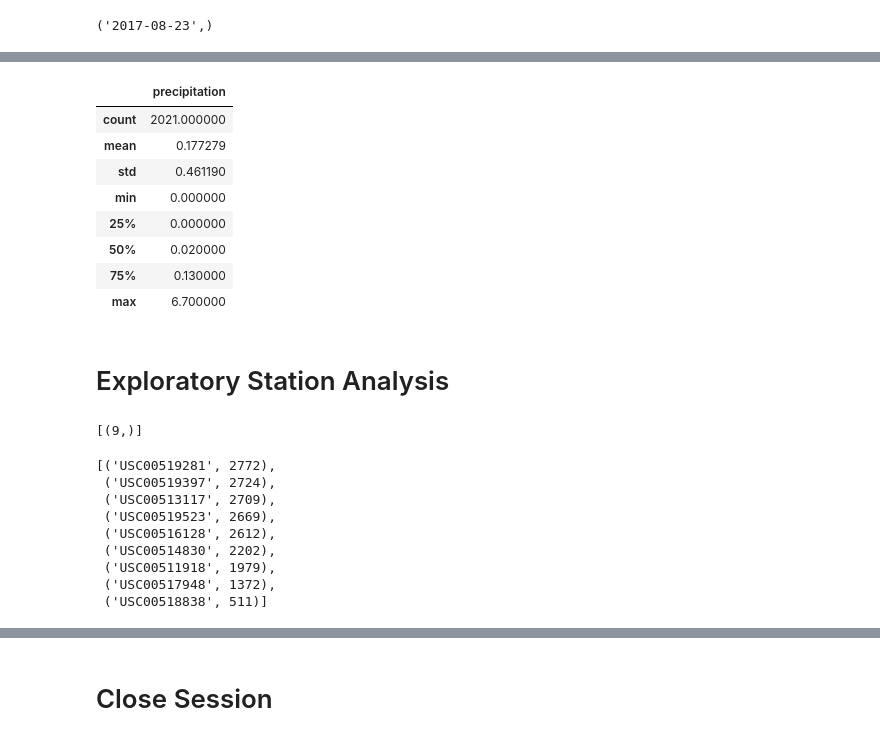
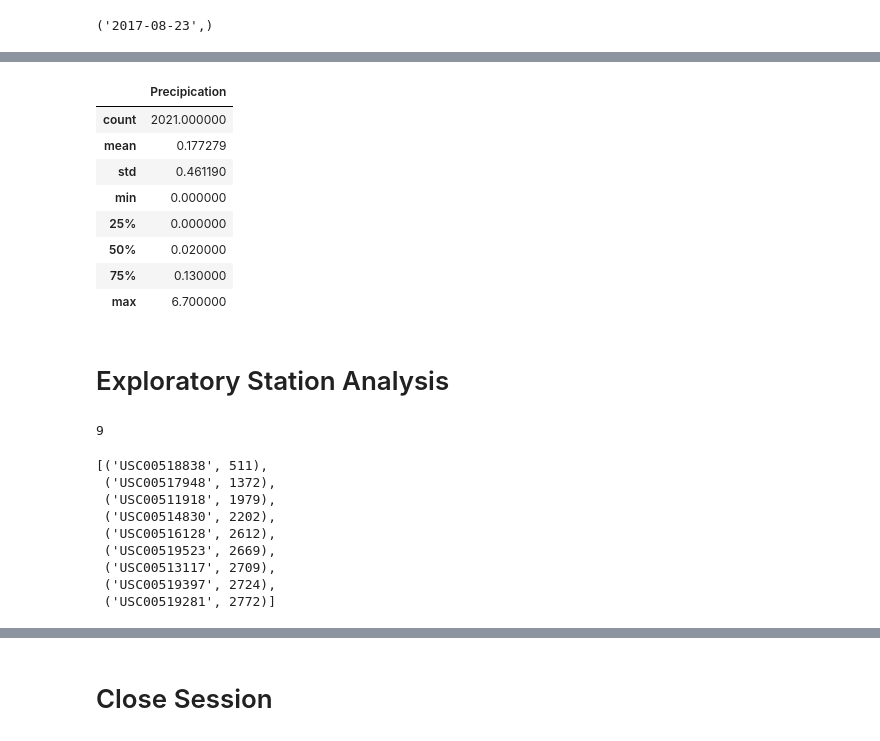
Before and after one commit to EmG3214/sqlalchemy-challenge, a Jupyter notebook: SurfsUp/climate_maincode.ipynb, the cells around one changed output, grey strips where cells are left out. Cells and saved outputs as stored; diff of their text form; code cells hidden in the pictures.

```diff
--- a/SurfsUp/climate_maincode.ipynb
+++ b/SurfsUp/climate_maincode.ipynb
@@ -28,8 +31,12 @@ engine = create_engine("sqlite:///Resources/hawaii.sqlite")
 ['measurement', 'station']
 # %%
 # Save references to each table
+measurement = Base.classes.measurement
+
+stations = Base.classes.station
 # %%
 # Create our session (link) from Python to the DB
+session = Session(engine)
 # %% [markdown]
 # Exploratory Precipitation Analysis
 # %%
@@ -37,20 +45,12 @@ engine = create_engine("sqlite:///Resources/hawaii.sqlite")
 # %% [output]
 ('2017-08-23',)
 # %%
-# Design a query to retrieve the last 12 months of precipitation data and plot the results.
+# Design a query to retrieve the last 12 months of precipitation data and plot the results
 # Starting from the most recent data point in the database.
-
 # Calculate the date one year from the last date in data set.
-
+year_ago = dt.date(2017,8,23) - dt.timedelta(days=365)
 
 # Perform a query to retrieve the data and precipitation scores
-
-
-# Save the query results as a Pandas DataFrame. Explicitly set the column names
-
-
-# Sort the dataframe by date
-
-
-# Use Pandas Plotting with Matplotlib to plot the data
+prcp_data = session.query(measurement.prcp, measurement.date).filter(measurement.date >= year_ago).all()
+prcp_data
 # %% [output]
@@ -58,0 +74,11 @@ Text(0, 0.5, 'Inches')
+# %%
+
+# Save the query results as a Pandas DataFrame. Explicitly set the column names
+prcp_data_dict = [{"Date":prcp[1] ,"Precipication": prcp[0]} for prcp in prcp_data]
+prcp_df = pd.DataFrame(prcp_data_dict)
+
+# Sort the dataframe by date
+prcp_df.sort_values("Date")
+
+# Use Pandas Plotting with Matplotlib to plot the data
+plt.bar(prcp_df["Date"], prcp_df["Precipication"])
@@ -59,7 +88,8 @@ Text(0, 0.5, 'Inches')
 # %%
 # Use Pandas to calculate the summary statistics for the precipitation data
+prcp_df.describe()
 # %% [output]
-|  | precipitation |
+|  | Precipication |
 | count | 2021.000000 |
 | mean | 0.177279 |
 | std | 0.461190 |
@@ -72,19 +102,22 @@ Text(0, 0.5, 'Inches')
 # Exploratory Station Analysis
 # %%
 # Design a query to calculate the total number of stations in the dataset
+session.query(measurement.station).distinct().count()
 # %% [output]
-[(9,)]
+9
 # %%
 # Design a query to find the most active stations (i.e. which stations have the most rows?)
 # List the stations and their counts in descending order.
+session.query(measurement.station, func.count(measurement.station)).\
+    group_by(measurement.station).order_by(func.count(measurement.station).asc()).all()
 # %% [output]
-[('USC00519281', 2772),
+[('USC00518838', 511),
+ ('USC00517948', 1372),
+ ('USC00511918', 1979),
+ ('USC00514830', 2202),
+ ('USC00516128', 2612),
+ ('USC00519523', 2669),
+ ('USC00513117', 2709),
  ('USC00519397', 2724),
- ('USC00513117', 2709),
- ('USC00519523', 2669),
- ('USC00516128', 2612),
- ('USC00514830', 2202),
- ('USC00511918', 1979),
- ('USC00517948', 1372),
- ('USC00518838', 511)]
+ ('USC00519281', 2772)]
 # %%
```
Also changed, not shown: parts of 7 cells of this notebook, 1 other file.
